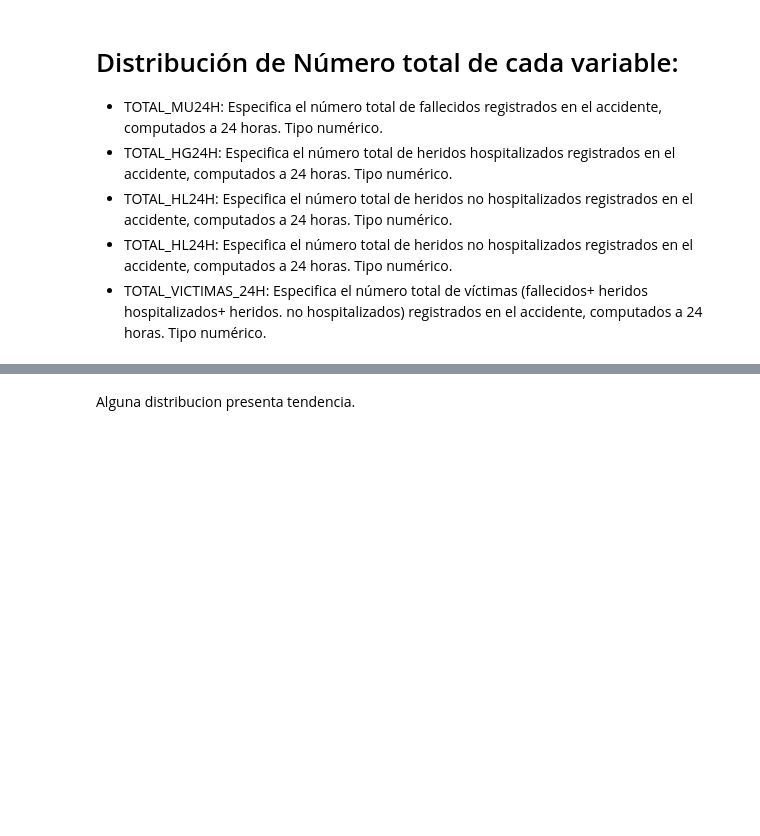
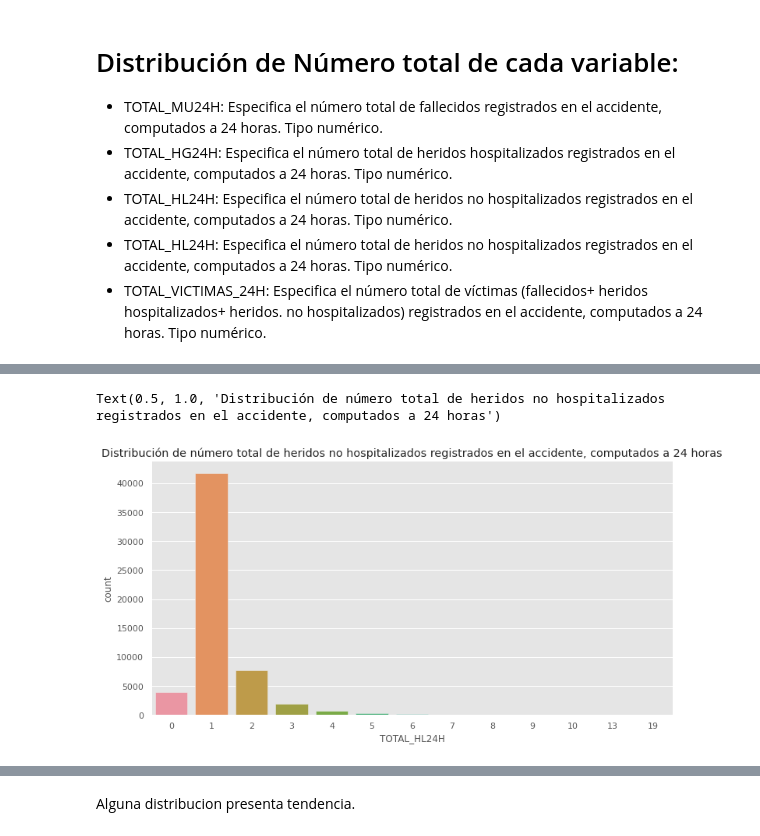
Before and after one commit to Davixino/Trabajo-Final, a Jupyter notebook: Análisis_de_datos.ipynb, the cells around one changed output, grey strips where cells are left out. Saved outputs shown, nothing was run; the diff lists cells and outputs as text; code cells hidden in the pictures; blank space fills up the shorter version.

```diff
--- a/Análisis_de_datos.ipynb
+++ b/Análisis_de_datos.ipynb
@@ -409,0 +433,10 @@ plt.show()
+# %%
+#Distribución
+plt.figure(figsize=(12,6))
+sns.countplot(data = df_cod, x = 'TOTAL_HL24H')
+df_cod['TOTAL_HL24H'].value_counts(0).sort_index
+
+plt.title('Distribución de número total de heridos no hospitalizados registrados en el accidente, computados a 24 horas')
+# %% [output]
+Text(0.5, 1.0, 'Distribución de número total de heridos no hospitalizados registrados en el accidente, computados a 24 horas')
+[figure, added]
```
Also changed, not shown: parts of 5 cells of this notebook.
